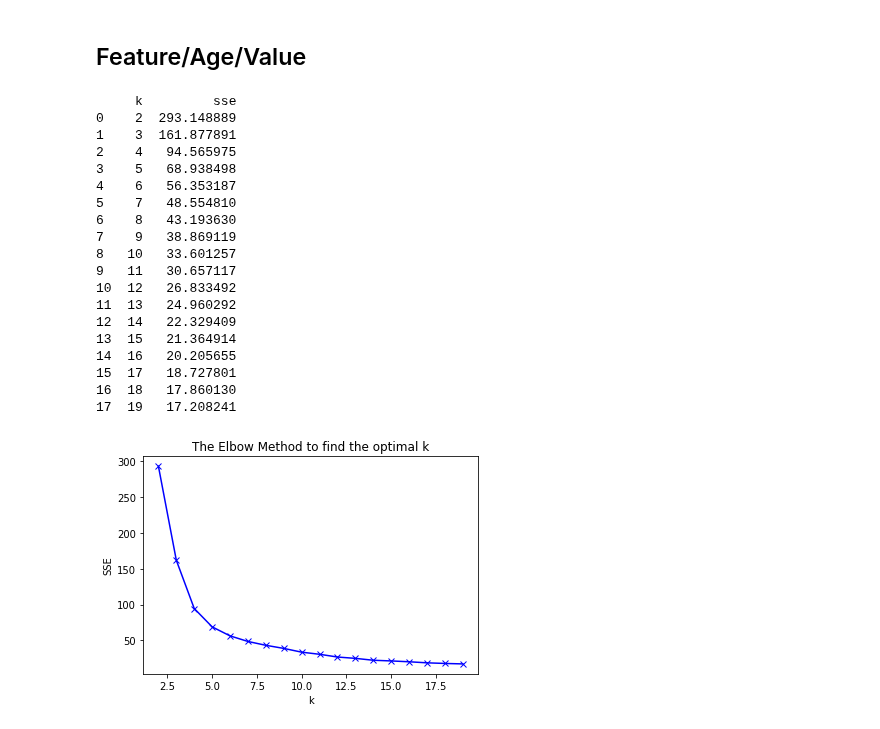
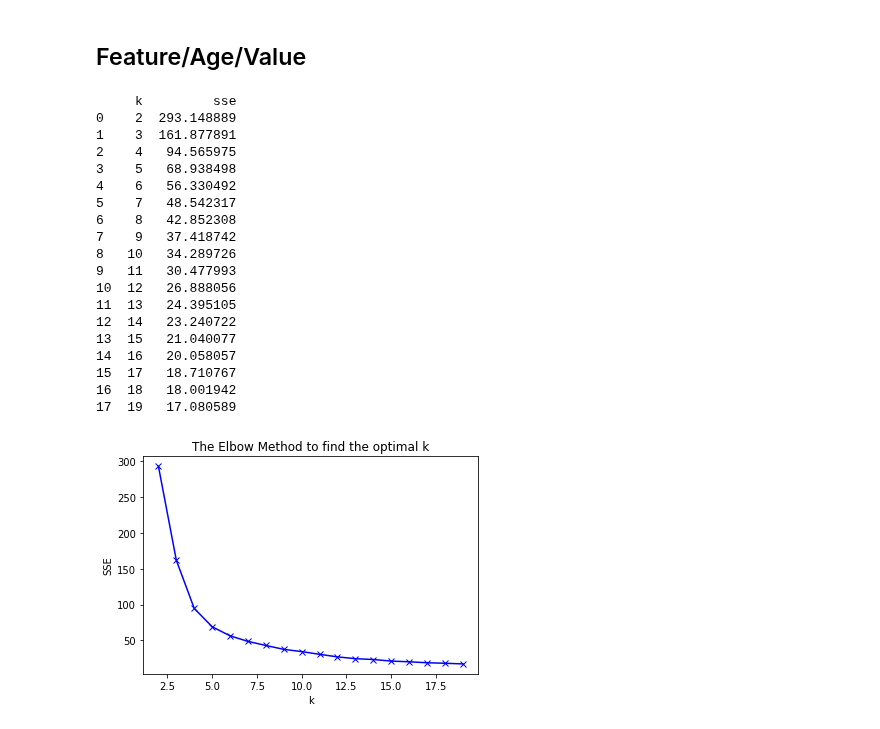
Before and after one commit to clustering-for-log-error/clustering-for-log-error, a Jupyter notebook: jada_clustering.ipynb, the cells around one changed output. Cells and saved outputs as stored; diff of their text form; code cells hidden in the pictures.

```diff
--- a/jada_clustering.ipynb
+++ b/jada_clustering.ipynb
@@ -83,10 +105,6 @@ optimal_k = cluster.elbow_method(list_of_3_variables)
 # %%
 kmeans, train_clusters, test_clusters, cluster_counts = cluster.get_clusters_and_counts(10, ['bed_bath_ratio', 'square_footage', 'tax_rate'],
-                                                                                        'feature/value_cluster', train_scaled, test_scaled)
+                                                                                        'two_feature_value', train_scaled, test_scaled)
-# %%
-cluster_vars = ['bed_bath_ratio', 'square_footage', 'tax_rate']
-cluster_col_name = 'feature/value_cluster'
-centroid_col_names = ['centroid_' + i for i in cluster_vars]
 # %%
 X_train, train_scaled, X_test, test_scaled, centroids = cluster.append_clusters_and_centroids(
                                 X_train, train_scaled, train_clusters,
@@ -111,30 +129,32 @@ X_train
 # %% [markdown]
 ## Feature/Age/Value
-# %%
-list_of_3_variables = train_scaled[['lot_size', 'age', 'full_value']]
-
-optimal_k = cluster.elbow_method(list_of_3_variables)
-# %% [output]
-     k         sse
-0    2  293.148889
-1    3  161.877891
-2    4   94.565975
-3    5   68.938498
-4    6   56.353187
-5    7   48.554810
-6    8   43.193630
-7    9   38.869119
-8   10   33.601257
-9   11   30.657117
-10  12   26.833492
-11  13   24.960292
-12  14   22.329409
-13  15   21.364914
-14  16   20.205655
-15  17   18.727801
-16  18   17.860130
-17  19   17.208241
-[figure, removed]
+# %%
+cluster_vars = train_scaled[['lot_size', 'age', 'full_value']]
+cluster_col_name = 'feature/age/value'
+centroid_col_names = ['centroid_' + i for i in cluster_vars]
+# %%
+optimal_k = cluster.elbow_method(cluster_vars)
+# %% [output]
+     k         sse
+0    2  293.148889
+1    3  161.877891
+2    4   94.565975
+3    5   68.938498
+4    6   56.330492
+5    7   48.542317
+6    8   42.852308
+7    9   37.418742
+8   10   34.289726
+9   11   30.477993
+10  12   26.888056
+11  13   24.395105
+12  14   23.240722
+13  15   21.040077
+14  16   20.058057
+15  17   18.710767
+16  18   18.001942
+17  19   17.080589
+[figure, added]
 # %%
 kmeans, train_clusters, test_clusters, cluster_counts = cluster.get_clusters_and_counts(10, ['lot_size', 'age', 'full_value'],
                                                                                         'feature/age/value', train_scaled, test_scaled)
```
Also changed, not shown: parts of 15 cells of this notebook.
